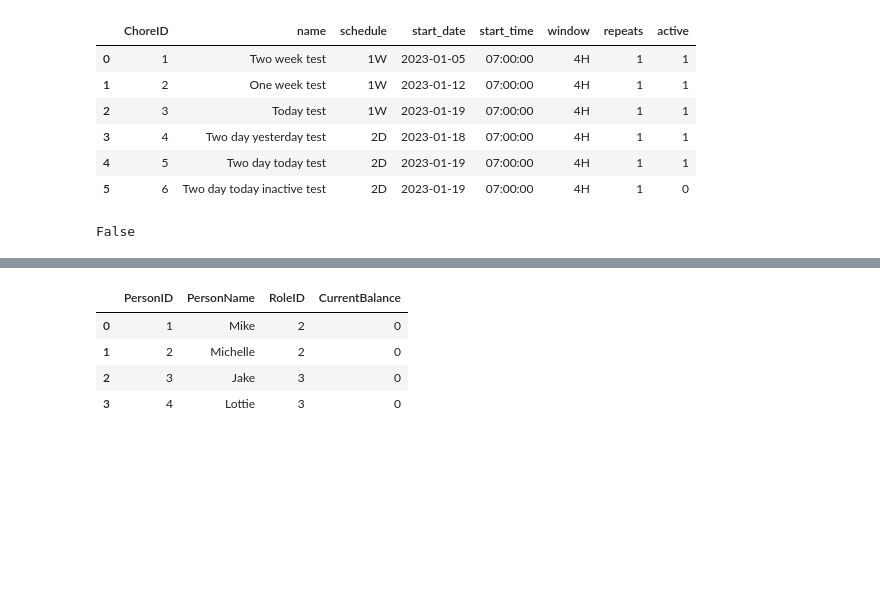
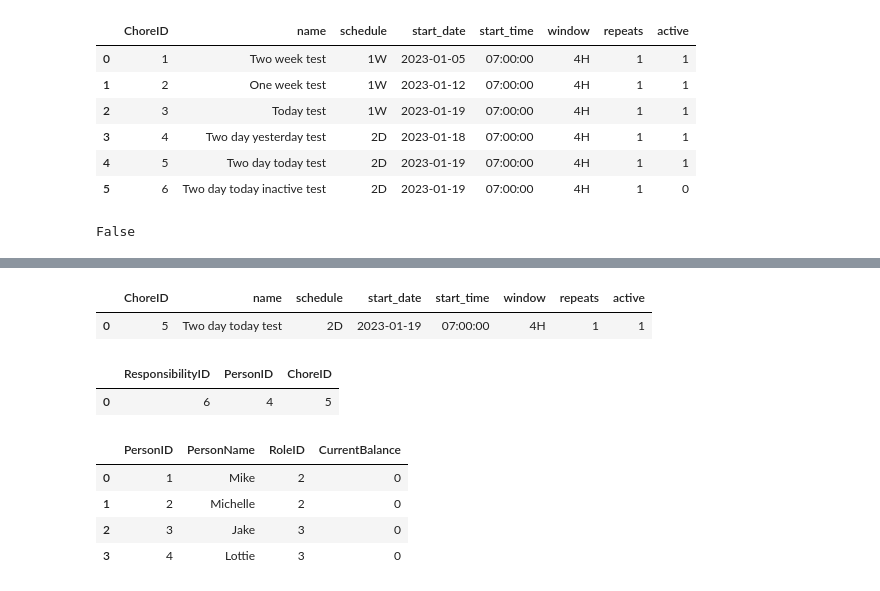
Before and after one commit to gorbynet/ChoreTracker, a Jupyter notebook: ChoreTrackerDevelopment.ipynb, the cells around one changed output, grey strips where cells are left out. Drawn from its saved outputs; the diff is of its cells as text; code cells hidden in the pictures; blank space fills up the shorter version.

```diff
--- a/ChoreTrackerDevelopment.ipynb
+++ b/ChoreTrackerDevelopment.ipynb
@@ -343,3 +408,17 @@ get_chore_instances()
+# %%
+query_db("""
+    select * from chores where ChoreID = 5
+""")
+# %% [output]
+|  | ChoreID | name | schedule | start_date | start_time | window | repeats | active |
+| 0 | 5 | Two day today test | 2D | 2023-01-19 | 07:00:00 | 4H | 1 | 1 |
+# %%
+query_db("""
+    select * from choreresponsibilities where ChoreID = 5
+""")
+# %% [output]
+|  | ResponsibilityID | PersonID | ChoreID |
+| 0 | 6 | 4 | 5 |
 # %%
 
 # Who is responsible for each chore?
```
Also changed, not shown: parts of 19 cells of this notebook, 11 other files.
